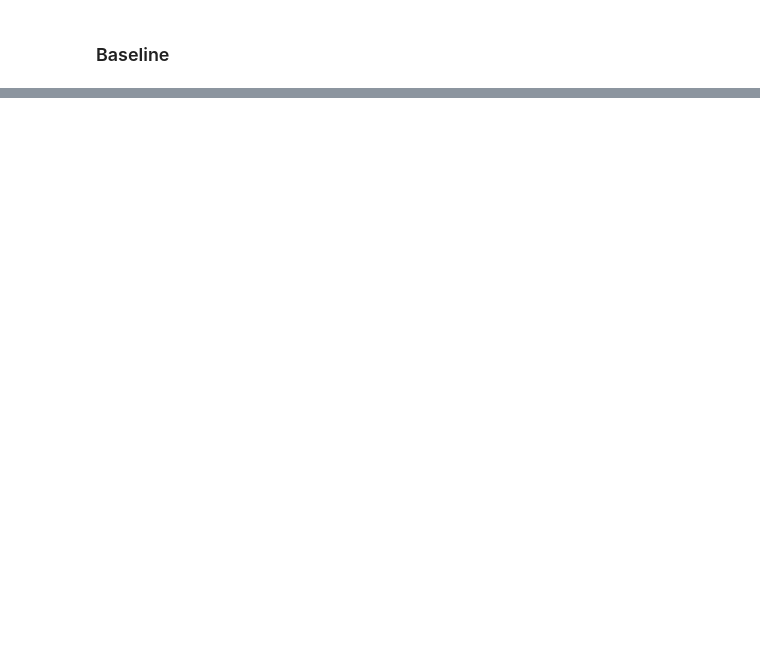
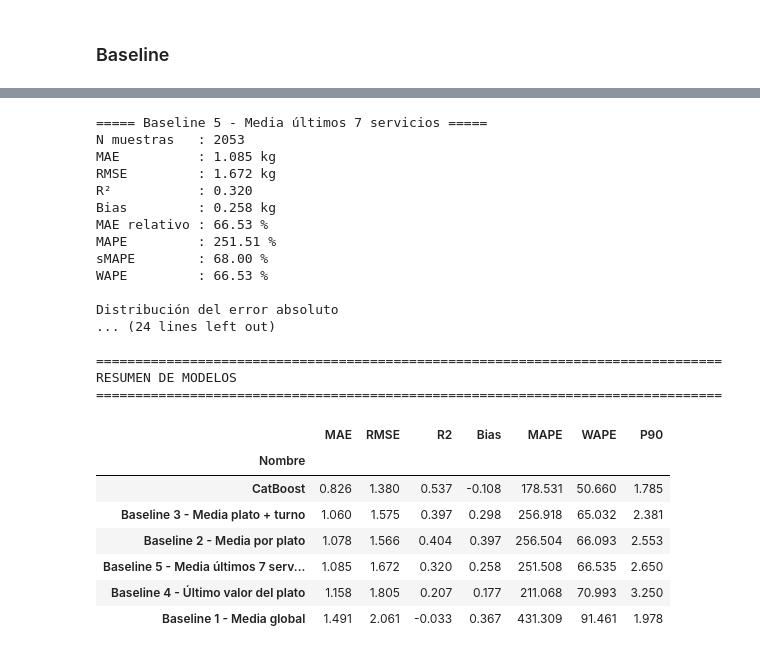
Before and after one commit to EduuGlez/food-waste-prediction, a Jupyter notebook: CatBoost_v2.ipynb, the cells around one changed output, grey strips where cells are left out. Saved outputs shown, nothing was run; the diff lists cells and outputs as text; code cells hidden in the pictures; blank space fills up the shorter version.

```diff
--- a/CatBoost_v2.ipynb
+++ b/CatBoost_v2.ipynb
@@ -804,12 +811,14 @@ def tune_catboost_params(df, feature_cols, cat_features, splits, param_grid):
                 l2_leaf_reg=params['l2_leaf_reg'],
                 random_strength=1,
                 bagging_temperature=params['bagging_temperature'],
+                task_type='GPU',
+                devices='0',
                 loss_function='RMSE',
                 eval_metric='RMSE',
                 random_seed=42,
                 early_stopping_rounds=50,
                 min_data_in_leaf=params['min_data_in_leaf'],
-                verbose=0,
+                verbose=50,
             )
 
             tmp_model.fit(train_pool, eval_set=val_pool, use_best_model=True)
@@ -882,12 +958,16 @@ val_pool = Pool(data=val[FEATURE_COLS], label=val['log_target'], cat_features=ca
 test_pool = Pool(data=test[FEATURE_COLS], label=test['log_target'], cat_features=cat_features)
 # %%
 final_model = CatBoostRegressor(
-    iterations=1000,
+    iterations=500,
     learning_rate=best_params['learning_rate'],
     depth=best_params['depth'],
     l2_leaf_reg=best_params['l2_leaf_reg'],
     bagging_temperature=best_params['bagging_temperature'],
     min_data_in_leaf=best_params['min_data_in_leaf'],
+
+    task_type='GPU',
+    devices='0',
+
     random_strength=1,
     loss_function='RMSE',
     eval_metric='RMSE',
@@ -1199,14 +1395,19 @@ for _, row in test.iterrows():
 
     key = (row["plato"], row["turno"])
 
-    if key in media_plato_turno.index:
-        pred.append(media_plato_turno.loc[key])
+    valor = media_plato_turno.get(key, np.nan)
 
-    elif row["plato"] in media_plato.index:
-        pred.append(media_plato.loc[row["plato"]])
+    if pd.notna(valor):
+        pred.append(valor)
 
     else:
-        pred.append(global_mean)
+        valor = media_plato.get(row["plato"], np.nan)
+
+        if pd.notna(valor):
+            pred.append(valor)
+
+        else:
+            pred.append(global_mean)
 
 pred = np.array(pred)
 
@@ -1249,20 +1450,24 @@ for _, row in test.iterrows():
         (train["fecha"] < row["fecha"])
     ].sort_values("fecha")
 
+    valor = np.nan
+
     if len(historico) >= 7:
-        pred.append(historico[TARGET].tail(7).mean())
+        valor = historico[TARGET].tail(7).mean()
 
     elif len(historico) > 0:
-        pred.append(historico[TARGET].mean())
+        valor = historico[TARGET].mean()
 
-    elif (row["plato"], row["turno"]) in media_plato_turno.index:
-        pred.append(media_plato_turno.loc[(row["plato"], row["turno"])])
+    if pd.isna(valor):
+        valor = media_plato_turno.get((row["plato"], row["turno"]), np.nan)
 
-    elif row["plato"] in media_plato.index:
-        pred.append(media_plato.loc[row["plato"]])
+    if pd.isna(valor):
+        valor = media_plato.get(row["plato"], np.nan)
 
-    else:
-        pred.append(global_mean)
+    if pd.isna(valor):
+        valor = global_mean
+
+    pred.append(valor)
 
 pred = np.array(pred)
 
@@ -1307,3 +1512,4 @@ display(
         ]
     ].round(3)
 )
+# %% [output]
@@ -1309,0 +1533,25 @@ display(
+===== Baseline 5 - Media últimos 7 servicios =====
+N muestras   : 2053
+MAE          : 1.085 kg
+RMSE         : 1.672 kg
+R²           : 0.320
+Bias         : 0.258 kg
+MAE relativo : 66.53 %
+MAPE         : 251.51 %
+sMAPE        : 68.00 %
+WAPE         : 66.53 %
+
+Distribución del error absoluto
+... (24 lines left out)
+
+================================================================================
+RESUMEN DE MODELOS
+================================================================================
+|  | MAE | RMSE | R2 | Bias | MAPE | WAPE | P90 |
+| Nombre |  |  |  |  |  |  |  |
+| CatBoost | 0.826 | 1.380 | 0.537 | -0.108 | 178.531 | 50.660 | 1.785 |
+| Baseline 3 - Media plato + turno | 1.060 | 1.575 | 0.397 | 0.298 | 256.918 | 65.032 | 2.381 |
+| Baseline 2 - Media por plato | 1.078 | 1.566 | 0.404 | 0.397 | 256.504 | 66.093 | 2.553 |
+| Baseline 5 - Media últimos 7 serv... | 1.085 | 1.672 | 0.320 | 0.258 | 251.508 | 66.535 | 2.650 |
+| Baseline 4 - Último valor del plato | 1.158 | 1.805 | 0.207 | 0.177 | 211.068 | 70.993 | 3.250 |
+| Baseline 1 - Media global | 1.491 | 2.061 | -0.033 | 0.367 | 431.309 | 91.461 | 1.978 |
```
Also changed, not shown: parts of 15 cells of this notebook.
